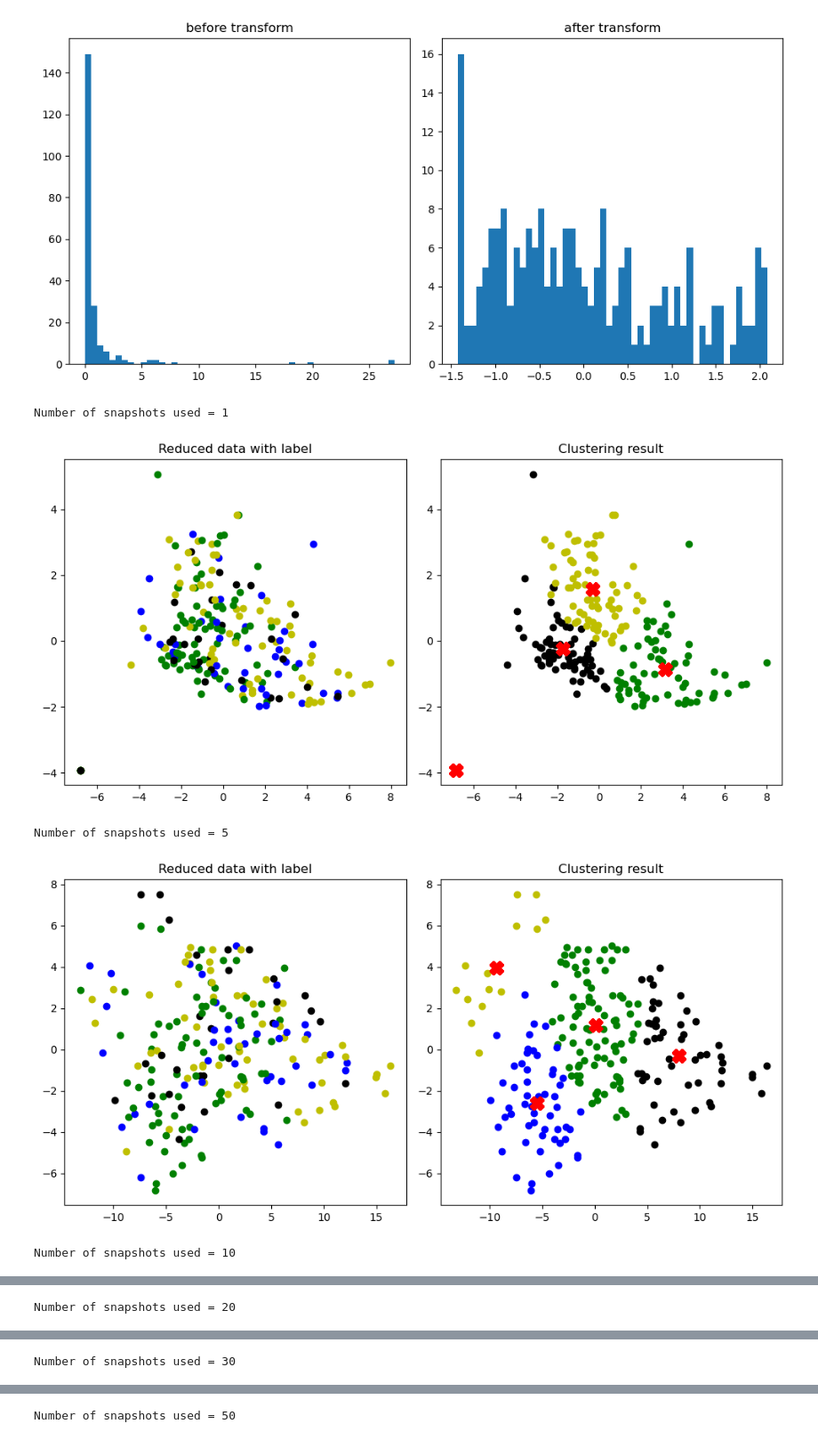
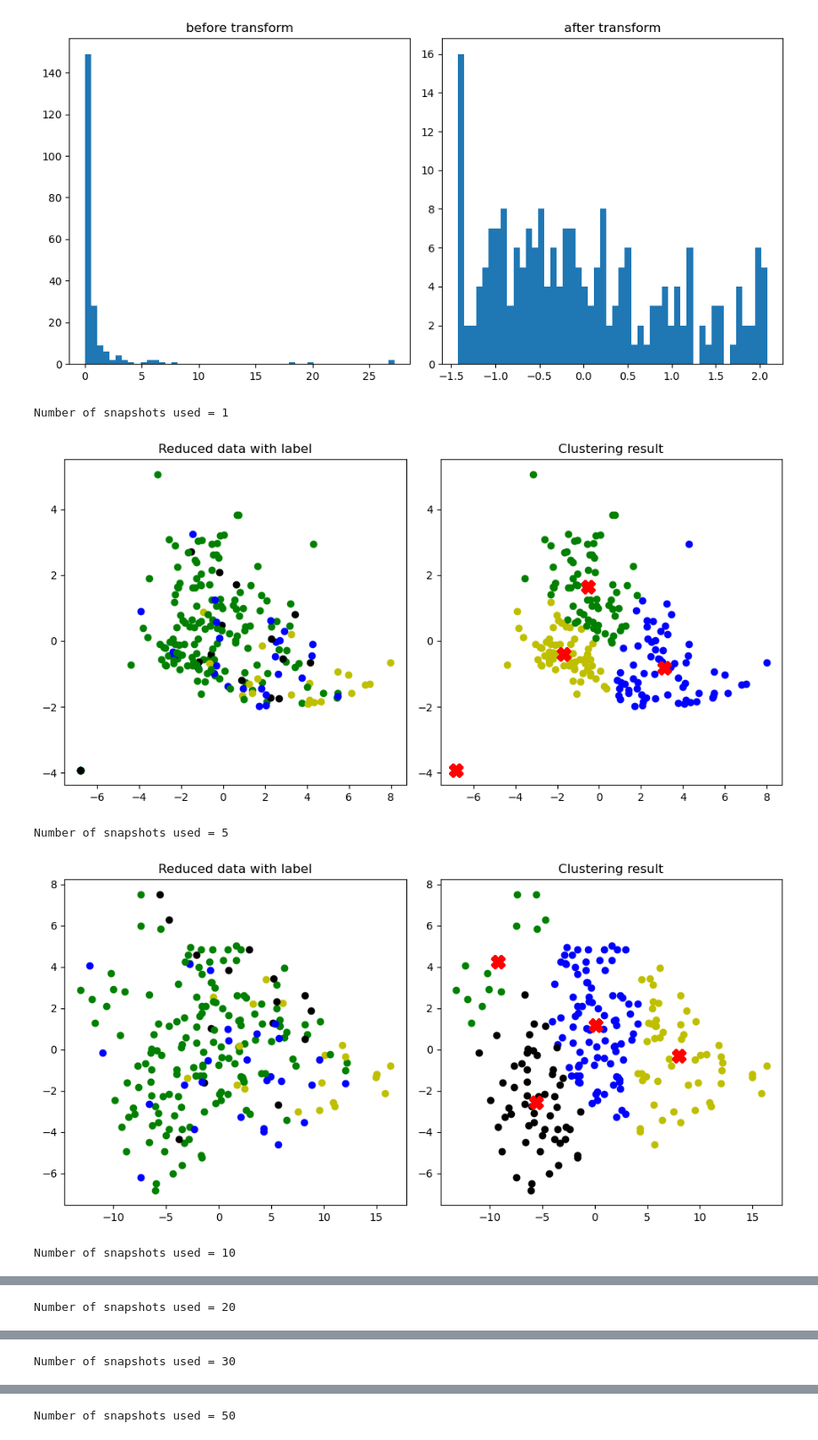
Before and after one commit to Sp24-CSE-382M/finalProject, a Jupyter notebook: k-means/kmeansCluster_v2.ipynb, the cells around one changed output, grey strips where cells are left out. Shown at 89% size. Cells and saved outputs as stored; diff of their text form; code cells hidden in the pictures.

```diff
--- a/k-means/kmeansCluster_v2.ipynb
+++ b/k-means/kmeansCluster_v2.ipynb
@@ -23,10 +23,11 @@ from matplotlib import pyplot as plt
 from sklearn.cluster import KMeans, SpectralClustering
 from sklearn.decomposition import PCA
 from sklearn.preprocessing import PowerTransformer
+from sklearn.preprocessing import StandardScaler
 from sklearn.manifold import TSNE
 
-datadir = '/home/naf999/jupyter-workspace/cse382m/final_project/data/'
-figdir  = '/home/naf999/jupyter-workspace/cse382m/final_project/figures_data/'
+datadir = '../data'
+figdir  = '../data'
 
 fname_data = os.path.join(datadir, 'gas_data.hdf5')
 
@@ -106,10 +107,14 @@ def getData(fname_data, num_samples='20', use_labels='initial', relabel_multipli
         x = data[5]
     return x, y
 
-def runKMeans(x, y, n_clusters, make_fig=True):
+def runKMeans(x, y, n_clusters, make_fig=True, transform = True):
     # Pre-process data.
-    pt      = PowerTransformer(method= 'yeo-johnson', standardize= True)
-    x_trans = pt.fit_transform(x)
+    if transform == True:
+        pt      = PowerTransformer(method= 'yeo-johnson', standardize= True)
+        x_trans = pt.fit_transform(x)
+    else:
+        scalar = StandardScaler()
+        x_trans = scalar.fit_transform(x)
     # Run kmeans.
     kmeans = KMeans(n_clusters=n_clusters, init='k-means++', algorithm='lloyd')
     kmeans.fit(x_trans)
@@ -132,7 +137,7 @@ def runKMeans(x, y, n_clusters, make_fig=True):
         plt.show()
     return kmeans.labels_, kmeans.cluster_centers_, kmeans.inertia_
 # %%
-x, y = getData(fname_data, num_samples='20', use_labels='final', relabel_multiplicity=True)
+x, y = getData(fname_data, num_samples='20', use_labels='final', relabel_multiplicity=False)
 # %%
 pt      = PowerTransformer(method= 'yeo-johnson', standardize= True)
 x_trans = pt.fit_transform(x)
@@ -156,12 +161,12 @@ print(np.std(x_trans[:, p]))
 # %%
 # Use labels_initial, don't relabel higher-order multiplicity. n_clusters = 4
 for num_samples in ['1', '5', '10', '20', '30', '50']:
     print('Number of snapshots used = {0:s}'.format(num_samples))
-    x, y = getData(fname_data, num_samples=num_samples, use_labels='initial', relabel_multiplicity=False)
-    labels, centers, inertia = runKMeans(x, y, 4, make_fig=True)
+    x, y = getData(fname_data, num_samples=num_samples, use_labels='final', relabel_multiplicity=False)
+    labels, centers, inertia = runKMeans(x, y, 4, make_fig=True, transform=True)
 # %% [output]
 Number of snapshots used = 1
-[figure, old version]
+[figure, new version]
 Number of snapshots used = 5
-[figure, old version]
+[figure, new version]
 Number of snapshots used = 10
```
Also changed, not shown: parts of 3 cells of this notebook.
